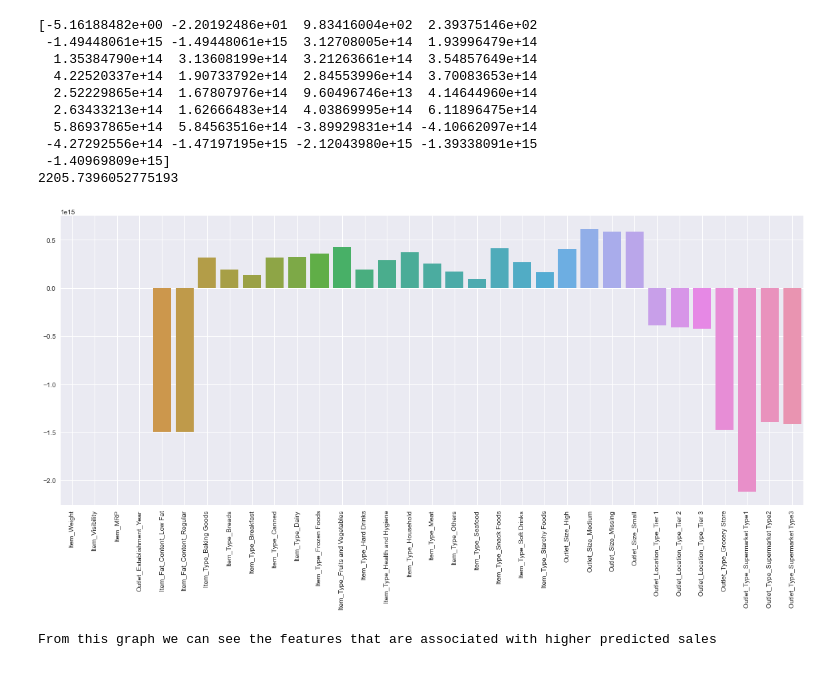
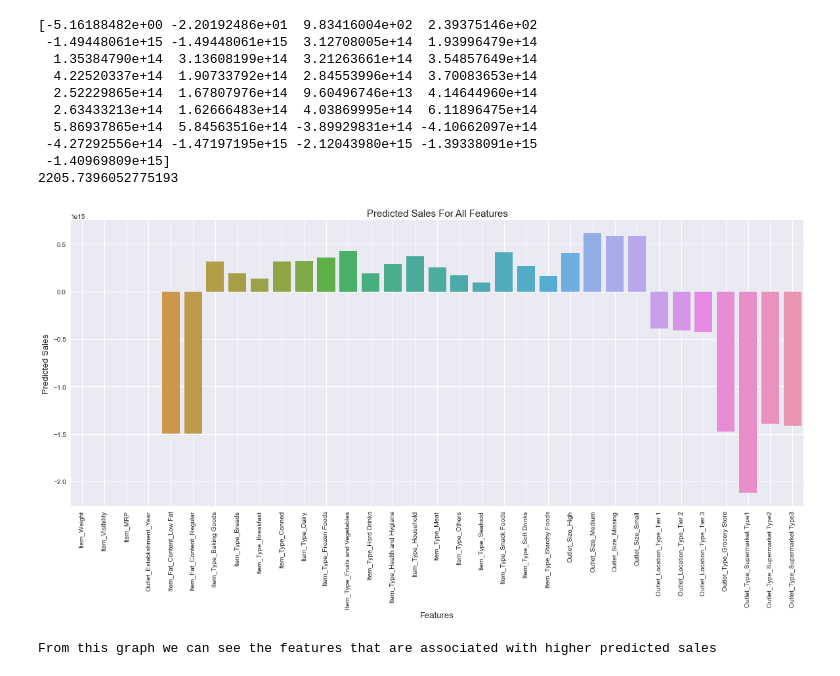
Before and after one commit to SpencerReno/sales-predictions, a Jupyter notebook: Sales_predictions.ipynb, the cells around one changed output. Cells and saved outputs as stored; diff of their text form; code cells hidden in the pictures.

```diff
--- a/Sales_predictions.ipynb
+++ b/Sales_predictions.ipynb
@@ -393,18 +393,24 @@ print(reg.intercept_)
 # %%
 # getting all the column names
 matchine_cols =  matchine_data.loc[:, matchine_data.columns]
 
 #dropping the outlet sales since that wont be apart of the reg.coef_
 matchine_cols.drop('Item_Outlet_Sales', axis=1, inplace=True)
 
 #creating graph to show the values from the coef_ (easier to see features that are most associated with higher predicted sales)
 plt.figure(figsize=(20,8))
 sns.barplot(matchine_cols.columns, reg.coef_)
+plt.title('Predicted Sales For All Features', fontsize=15)
+plt.xlabel('Features', fontsize=13)
+plt.ylabel('Predicted Sales', fontsize=13)
+
 plt.xticks(rotation=90)
 plt.grid('x')
 plt.show()
 print(
     '''From this graph we can see the features that are associated with higher predicted sales''')
+
+#I didnt format in this case since all we care about is seeing the features that are associated with the higher prices
 # %% [output]
-[figure, old version]
+[figure, new version]
 From this graph we can see the features that are associated with higher predicted sales
```
Also changed, not shown: parts of 5 cells of this notebook.
